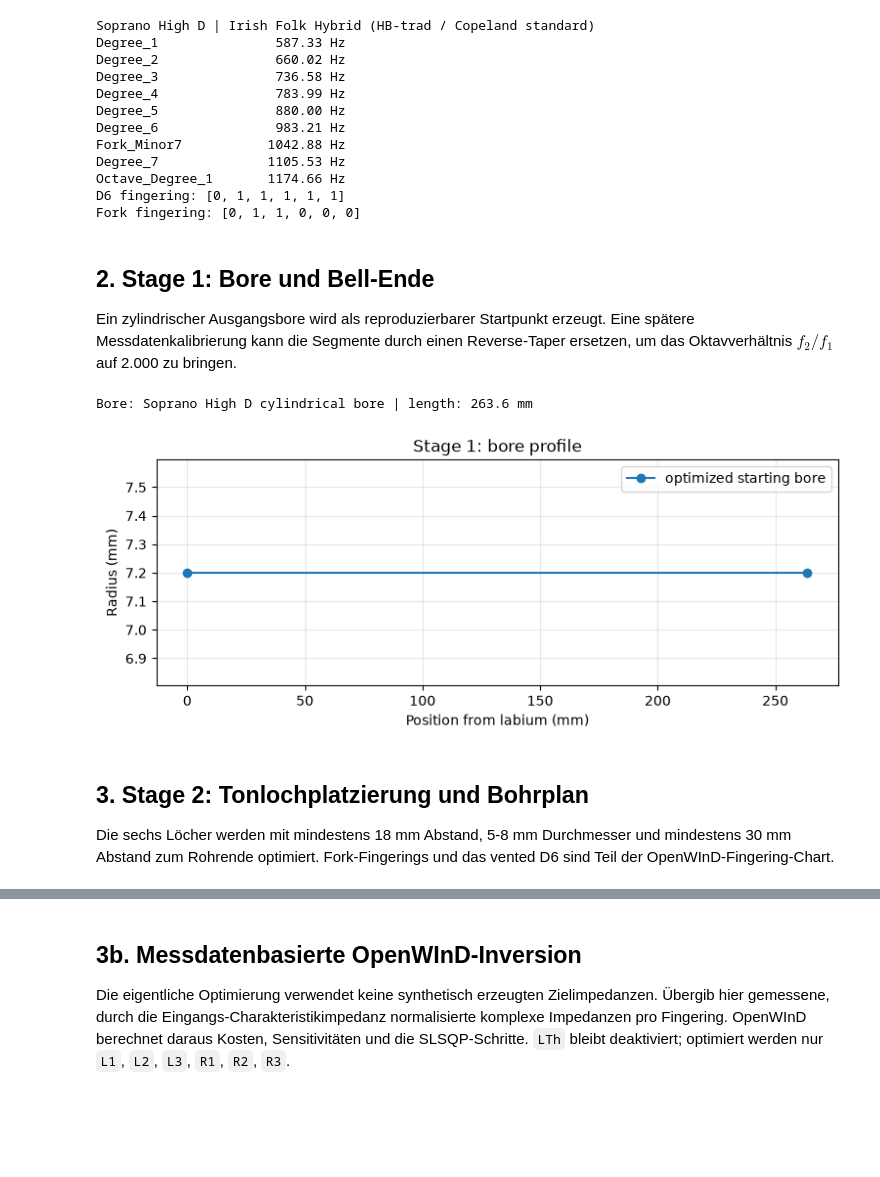
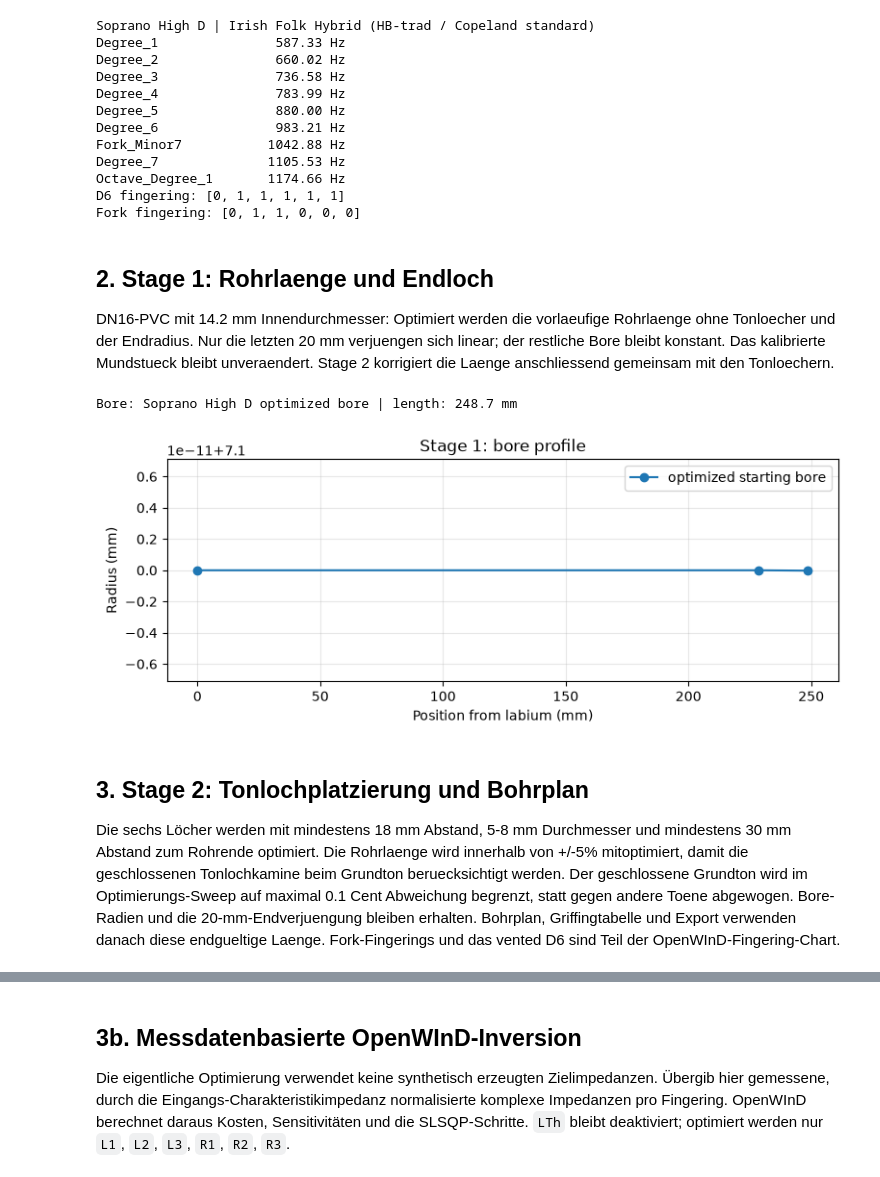
Before and after one commit to tastenmo/openWind, a Jupyter notebook: notebooks/openwind_multikey_design_pipeline.ipynb, the cells around one changed output, grey strips where cells are left out. Drawn from its saved outputs; the diff is of its cells as text; code cells hidden in the pictures; blank space fills up the shorter version.

```diff
--- a/notebooks/openwind_multikey_design_pipeline.ipynb
+++ b/notebooks/openwind_multikey_design_pipeline.ipynb
@@ -30,6 +30,7 @@ TEMPERAMENTS = {
     'Just_Intonation': JUST_INTONATION,
 }
 KEY_NAME = 'Soprano_D'
+PIPE_INNER_DIAMETER_MM = 14.2  # DN16 PVC
 TEMPERAMENT_NAME = 'Irish_Folk_Hybrid'
 print('Keys:', ', '.join(SUPPORTED_KEYS))
 # %% [output]
@@ -62,30 +63,32 @@ Octave_Degree_1       1174.66 Hz
 D6 fingering: [0, 1, 1, 1, 1, 1]
 Fork fingering: [0, 1, 1, 0, 0, 0]
 # %% [markdown]
-## 2. Stage 1: Bore und Bell-Ende
+## 2. Stage 1: Rohrlaenge und Endloch
 
-Ein zylindrischer Ausgangsbore wird als reproduzierbarer Startpunkt erzeugt. Eine spätere Messdatenkalibrierung kann die Segmente durch einen Reverse-Taper ersetzen, um das Oktavverhältnis $f_2/f_1$ auf 2.000 zu bringen.
+DN16-PVC mit 14.2 mm Innendurchmesser: Optimiert werden die vorlaeufige Rohrlaenge ohne Tonloecher und der Endradius. Nur die letzten 20 mm verjuengen sich linear; der restliche Bore bleibt konstant. Das kalibrierte Mundstueck bleibt unveraendert. Stage 2 korrigiert die Laenge anschliessend gemeinsam mit den Tonloechern.
 # %%
 pipeline = WhistleDesignPipeline(KEY_NAME, tuning)
-bore = pipeline.run_stage_1_bore_optimization()
+bore = pipeline.run_stage_1_length_endhole_optimization(
+    starting_bore_radius_m=PIPE_INNER_DIAMETER_MM / 2000.0,
+)
 print('Bore:', bore.name, '| length:', f'{bore.length_m * 1000:.1f} mm')
 
 positions_mm = [position * 1000 for position, _ in bore.segments]
 radii_mm = [radius * 1000 for _, radius in bore.segments]
 plt.figure(figsize=(9, 3))
 plt.plot(positions_mm, radii_mm, 'o-', label='optimized starting bore')
 plt.xlabel('Position from labium (mm)')
 plt.ylabel('Radius (mm)')
 plt.title('Stage 1: bore profile')
 plt.grid(alpha=0.3)
 plt.legend()
 plt.show()
 # %% [output]
-Bore: Soprano High D cylindrical bore | length: 263.6 mm
+Bore: Soprano High D optimized bore | length: 248.7 mm
-[figure, old version]
+[figure, new version]
 # %% [markdown]
 ## 3. Stage 2: Tonlochplatzierung und Bohrplan
 
-Die sechs Löcher werden mit mindestens 18 mm Abstand, 5-8 mm Durchmesser und mindestens 30 mm Abstand zum Rohrende optimiert. Fork-Fingerings und das vented D6 sind Teil der OpenWInD-Fingering-Chart.
+Die sechs Löcher werden mit mindestens 18 mm Abstand, 5-8 mm Durchmesser und mindestens 30 mm Abstand zum Rohrende optimiert. Die Rohrlaenge wird innerhalb von +/-5% mitoptimiert, damit die geschlossenen Tonlochkamine beim Grundton beruecksichtigt werden. Der geschlossene Grundton wird im Optimierungs-Sweep auf maximal 0.1 Cent Abweichung begrenzt, statt gegen andere Toene abgewogen. Bore-Radien und die 20-mm-Endverjuengung bleiben erhalten. Bohrplan, Griffingtabelle und Export verwenden danach diese endgueltige Laenge. Fork-Fingerings und das vented D6 sind Teil der OpenWInD-Fingering-Chart.
 # %%
 holes = pipeline.run_stage_2_tonehole_optimization(bore)
```
Also changed, not shown: parts of 4 cells of this notebook, 14 other files.
